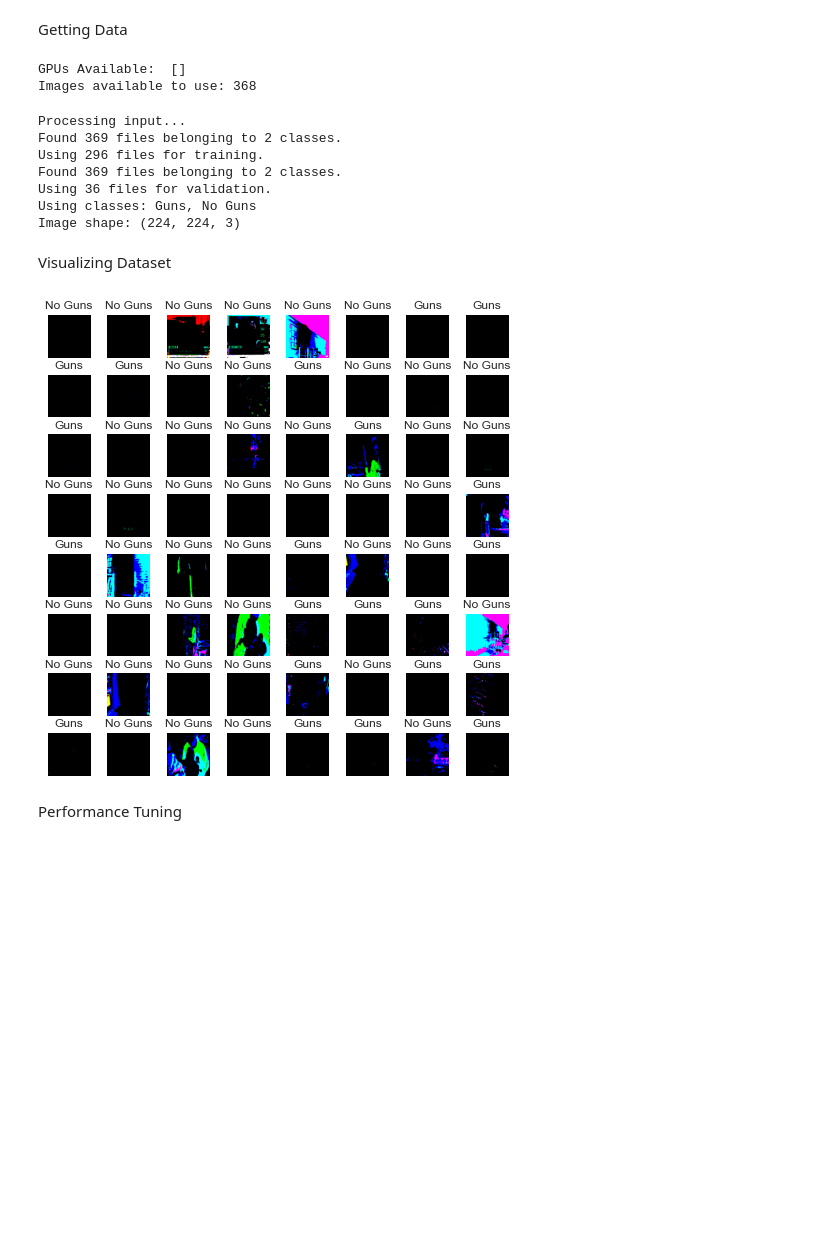
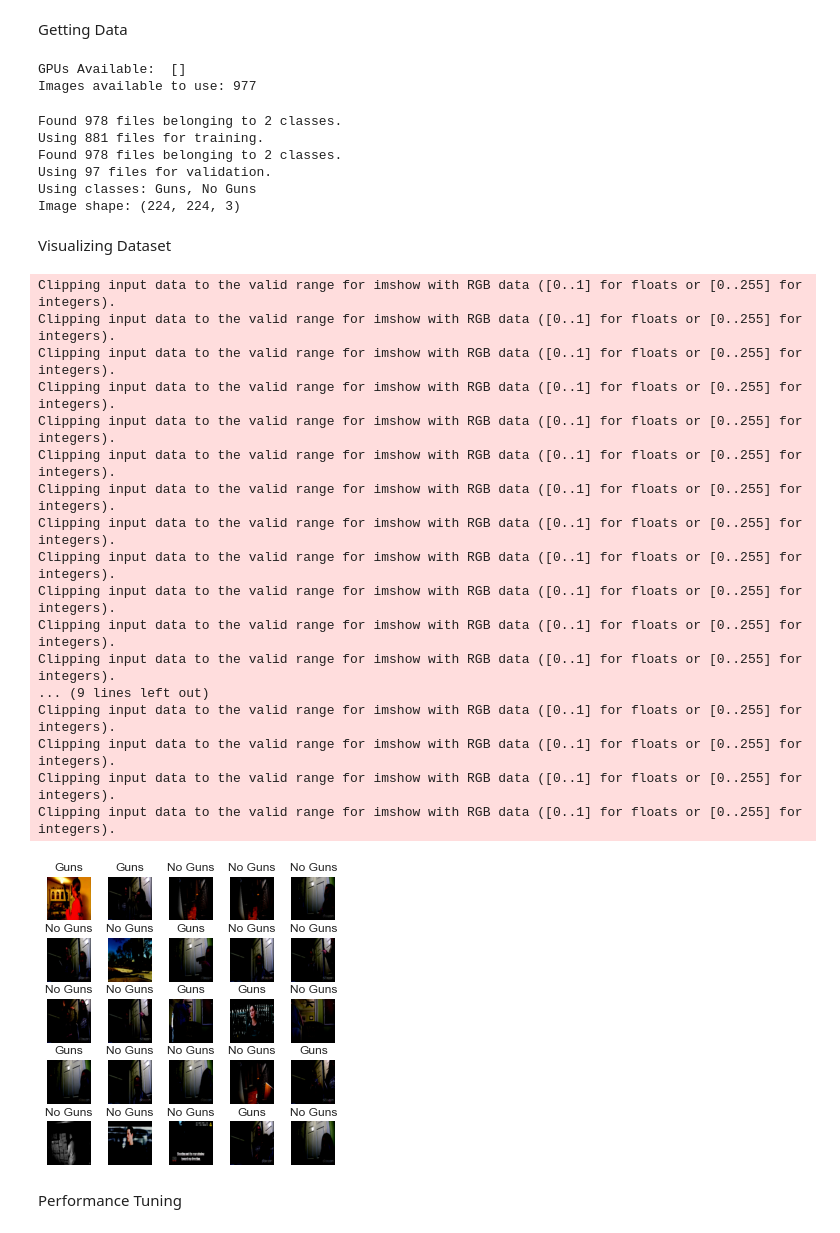
Before and after one commit to html1101/Gun-Detection-GUI, a Jupyter notebook: Models/GeneralModel.ipynb, the cells around one changed output. Saved outputs shown, nothing was run; the diff lists cells and outputs as text; code cells hidden in the pictures; blank space fills up the shorter version.

Commit message:
Added recent model updates

```diff
--- a/Models/GeneralModel.ipynb
+++ b/Models/GeneralModel.ipynb
@@ -27,13 +29,13 @@ Getting Data
 print("GPUs Available: ", tf.config.list_physical_devices('GPU'))
 
 # Get this dataset
-data_dir = pathlib.Path("./Dataset-Hard")
+data_dir = pathlib.Path(F"./Dataset{'-Hard' if HARD else ''}") # -Hard
 
 image_count = len(list(data_dir.glob("*/*.jp*g")))
 print("Images available to use: " + str(image_count))
 # %% [output]
 GPUs Available:  []
-Images available to use: 368
+Images available to use: 977
 # %%
 # Put into an image dataset.
 
@@ -55,13 +57,13 @@ if MODEL == "Xception":
     # Use different preprocessing function
     preprocess = tf.keras.applications.xception.preprocess_input
 if MODEL == "MobileNet":
-    print("Processing input...")
     preprocess = tf.keras.applications.mobilenet.preprocess_input
-
+if MODEL == "ResNet50":
+    preprocess = tf.keras.applications.resnet50.preprocess_input
 
 train_ds = tf.keras.utils.image_dataset_from_directory(
     data_dir,
-    validation_split=0.2,
+    validation_split=0.1,
     subset="training",
     color_mode=("grayscale" if channels == 1 else "rgb"),
     seed=1314,
@@ -81,17 +83,18 @@ val_ds = tf.keras.utils.image_dataset_from_directory(
 # Apply preprocessing:
 class_names = train_ds.class_names
 
-train_ds = train_ds.map(lambda x, y: (preprocess(x), y))
-val_ds = val_ds.map(lambda x, y: (preprocess(x), y))
+AUTOTUNE = tf.data.AUTOTUNE
+
+train_ds = train_ds.map(lambda x, y: (preprocess(x), y), num_parallel_calls=AUTOTUNE)
+val_ds = val_ds.map(lambda x, y: (preprocess(x), y), num_parallel_calls=AUTOTUNE)
 
 print(F"Using classes: {', '.join(class_names)}")
 print(F"Image shape: ({img_width}, {img_height}, {channels})")
 # %% [output]
-Processing input...
-Found 369 files belonging to 2 classes.
-Using 296 files for training.
-Found 369 files belonging to 2 classes.
-Using 36 files for validation.
+Found 978 files belonging to 2 classes.
+Using 881 files for training.
+Found 978 files belonging to 2 classes.
+Using 97 files for validation.
 Using classes: Guns, No Guns
 Image shape: (224, 224, 3)
 # %% [markdown]
@@ -99,28 +102,45 @@ Visualizing Dataset
 # %%
 import matplotlib.pyplot as plt
 import seaborn as sns
 sns.set_theme()
 
-fig = plt.figure(figsize=(8, 8))
+fig = plt.figure(figsize=(5, 5))
 
 for images, labels in train_ds.take(1):
-    for i in range(64):
-        ax = fig.add_subplot(8, 8, i + 1)
-        plt.imshow(images[i].numpy().astype("uint8"))
+    for i in range(25):
+        ax = fig.add_subplot(5, 5, i + 1)
+        plt.imshow(images[i].numpy()) # .astype("uint8")
         ax.set_title(class_names[labels[i]], fontsize=12)
         plt.axis("off")
 
 plt.subplots_adjust(left=0.1,
                     bottom=0.1,
                     right=0.9,
                     top=0.9,
                     wspace=0.4,
                     hspace=0.4)
 
-fig.savefig(F"sample_img_{MODEL}.jpg")
+fig.savefig(F"{MODEL}_Info/sample_img_{MODEL}.jpg")
 plt.show()
 # %% [output]
+Clipping input data to the valid range for imshow with RGB data ([0..1] for floats or [0..255] for integers).
+Clipping input data to the valid range for imshow with RGB data ([0..1] for floats or [0..255] for integers).
+Clipping input data to the valid range for imshow with RGB data ([0..1] for floats or [0..255] for integers).
+Clipping input data to the valid range for imshow with RGB data ([0..1] for floats or [0..255] for integers).
+Clipping input data to the valid range for imshow with RGB data ([0..1] for floats or [0..255] for integers).
+Clipping input data to the valid range for imshow with RGB data ([0..1] for floats or [0..255] for integers).
+Clipping input data to the valid range for imshow with RGB data ([0..1] for floats or [0..255] for integers).
+Clipping input data to the valid range for imshow with RGB data ([0..1] for floats or [0..255] for integers).
+Clipping input data to the valid range for imshow with RGB data ([0..1] for floats or [0..255] for integers).
+Clipping input data to the valid range for imshow with RGB data ([0..1] for floats or [0..255] for integers).
+Clipping input data to the valid range for imshow with RGB data ([0..1] for floats or [0..255] for integers).
+Clipping input data to the valid range for imshow with RGB data ([0..1] for floats or [0..255] for integers).
+... (9 lines left out)
+Clipping input data to the valid range for imshow with RGB data ([0..1] for floats or [0..255] for integers).
+Clipping input data to the valid range for imshow with RGB data ([0..1] for floats or [0..255] for integers).
+Clipping input data to the valid range for imshow with RGB data ([0..1] for floats or [0..255] for integers).
+Clipping input data to the valid range for imshow with RGB data ([0..1] for floats or [0..255] for integers).
-[figure, old version]
+[figure, new version]
 # %% [markdown]
 Performance Tuning
 # %%
```
Also changed, not shown: parts of 13 cells of this notebook, 53 other files.
